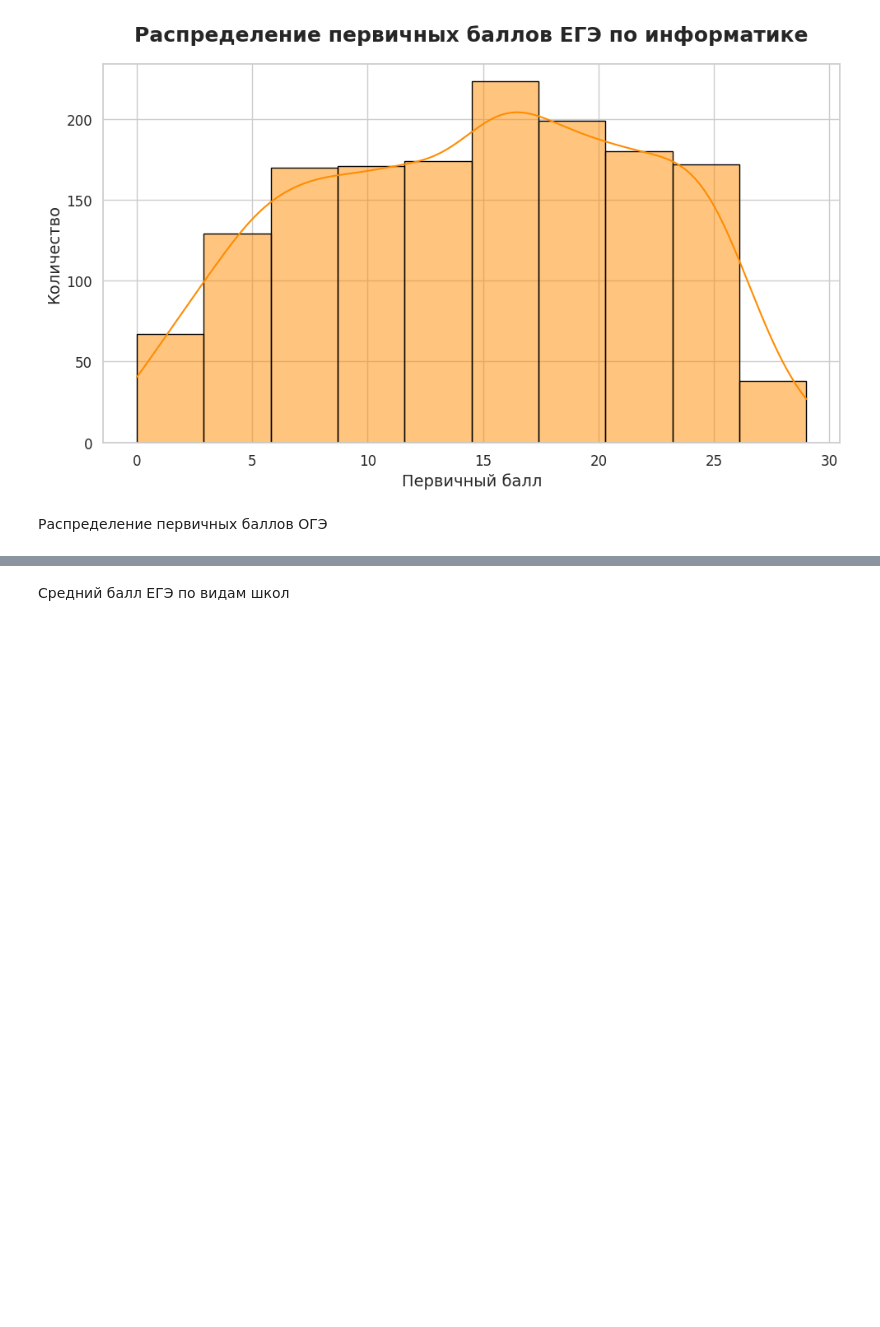
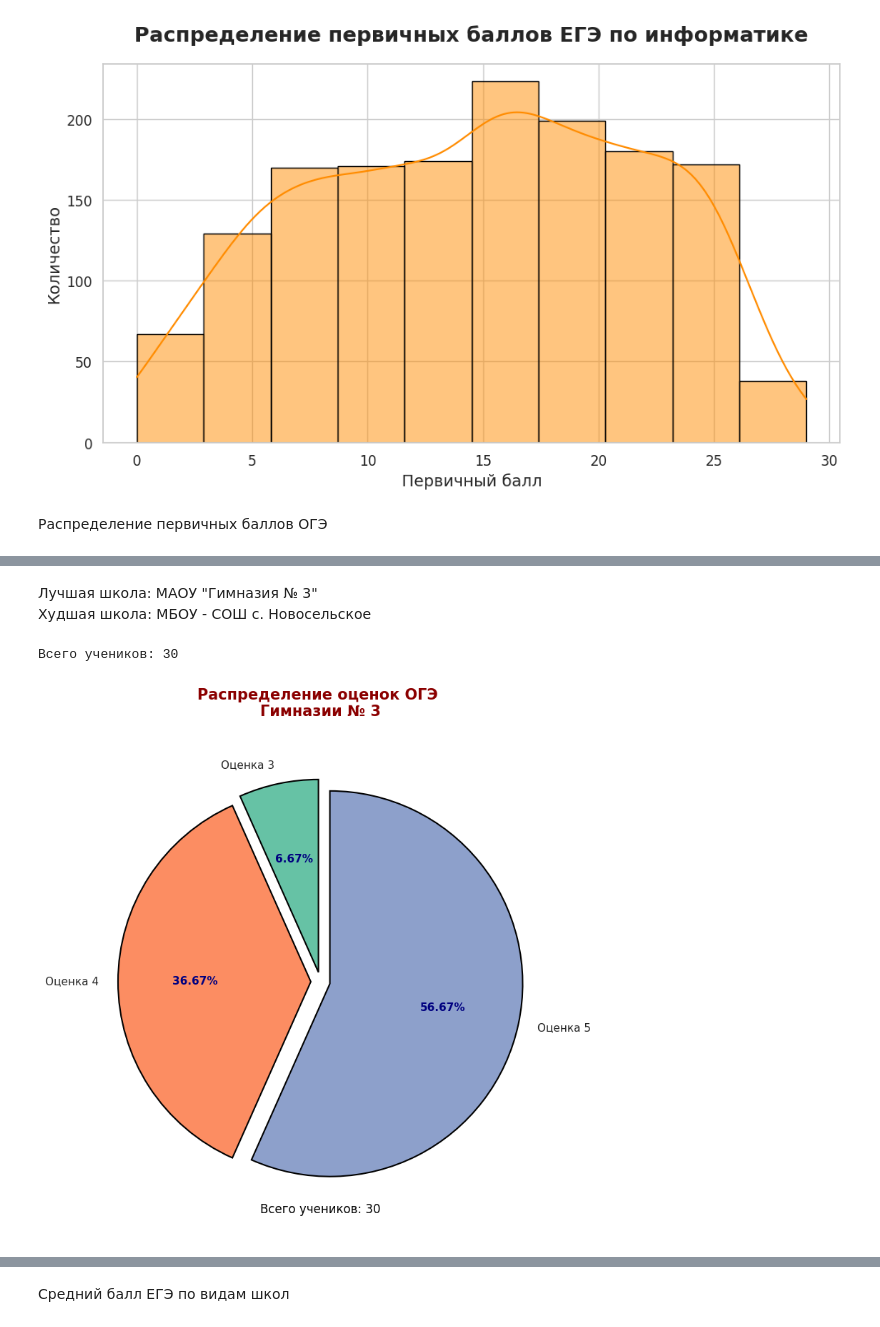
Before and after one commit to Arsen1y-dev/Summer-Practice, a Jupyter notebook: Задание_5_Анализ_результатов_экзаменов_по_информатике.ipynb, the cells around one changed output, grey strips where cells are left out. Cells and saved outputs as stored; diff of their text form; code cells hidden in the pictures; blank space fills up the shorter version.

```diff
--- a/Задание_5_Анализ_результатов_экзаменов_по_информатике.ipynb
+++ b/Задание_5_Анализ_результатов_экзаменов_по_информатике.ipynb
@@ -220,0 +459,51 @@ plt.show()
+# %% [markdown]
+Лучшая школа: МАОУ "Гимназия № 3" \
+Худшая школа: МБОУ - СОШ с. Новосельское
+# %%
+# Фильтрация данных для гимназии №3
+school_data = oge1[oge1['Краткое наименование ОО'] == 'МАОУ "Гимназия № 3"']
+
+# Подсчитываем количество учеников, распределение оценок
+grades_distribution = school_data['Оцека по 5'].value_counts().sort_index()
+total_students = grades_distribution.sum()
+
+# Выводим количество учеников
+print(f'Всего учеников: {total_students}')
+
+# Определяем метки оценок на основе уникальных значений
+grade_labels = [f'Оценка {grade}' for grade in grades_distribution.index]
+
+# Устанавливаем новый стиль через seaborn
+sns.set_theme(style="darkgrid")
+
+# Создаем фигуру и ось для визуализации
+fig, ax = plt.subplots(figsize=(8, 8))
+
+# Добавляем круговую диаграмму с новыми цветами и измененными параметрами
+color_scheme = sns.color_palette("Set2")
+
+# Построение круговой диаграммы с увеличенными долями и измененными параметрами
+slices, labels, percents = ax.pie(
+    grades_distribution, labels=grade_labels, colors=color_scheme, autopct='%.2f%%',
+    startangle=90, explode=[0.05] * len(grades_distribution), wedgeprops={'linewidth': 1.5, 'edgecolor': 'black'}
+)
+
+# Улучшение текста процентов и меток
+for text in percents:
+    text.set_color('navy')
+    text.set_fontsize(11)
+    text.set_fontweight('bold')
+
+# Заголовок и аннотация с общим количеством учеников
+ax.set_title('Распределение оценок ОГЭ \nГимназии № 3', fontsize=15, weight='bold', color='darkred')
+ax.annotate(f'Всего учеников: {total_students}', xy=(0, -1.2), fontsize=12, ha='center', color='black')
+
+# Делаем диаграмму круговой
+ax.axis('equal')
+
+# Окончательное форматирование и вывод
+plt.tight_layout()
+plt.show()
+# %% [output]
+Всего учеников: 30
+[figure, added]
```
Also changed, not shown: parts of 65 cells of this notebook.
